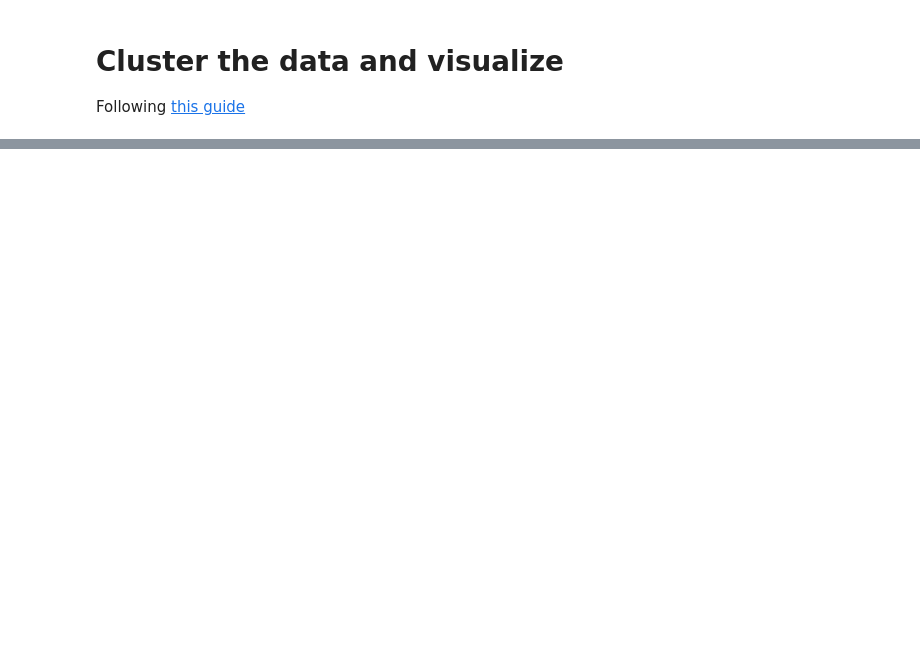
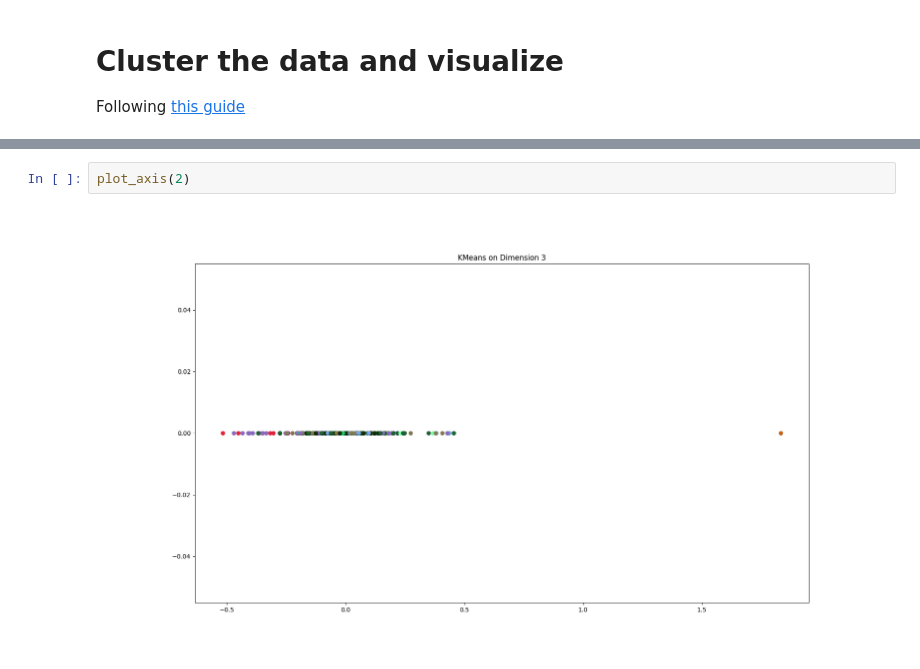
Before and after one commit to Lev-Stambler/math_cluster, a Jupyter notebook: py/cluster.ipynb, the cells around one changed output, grey strips where cells are left out. Saved outputs shown, nothing was run; the diff lists cells and outputs as text; blank space fills up the shorter version.

```diff
--- a/py/cluster.ipynb
+++ b/py/cluster.ipynb
@@ -113,0 +112,4 @@ IndexError: index 6 is out of bounds for axis 0 with size 6
+# %%
+plot_axis(2)
+# %% [output]
+[figure, added]
```
Also changed, not shown: parts of 18 cells of this notebook, 3 other files.
